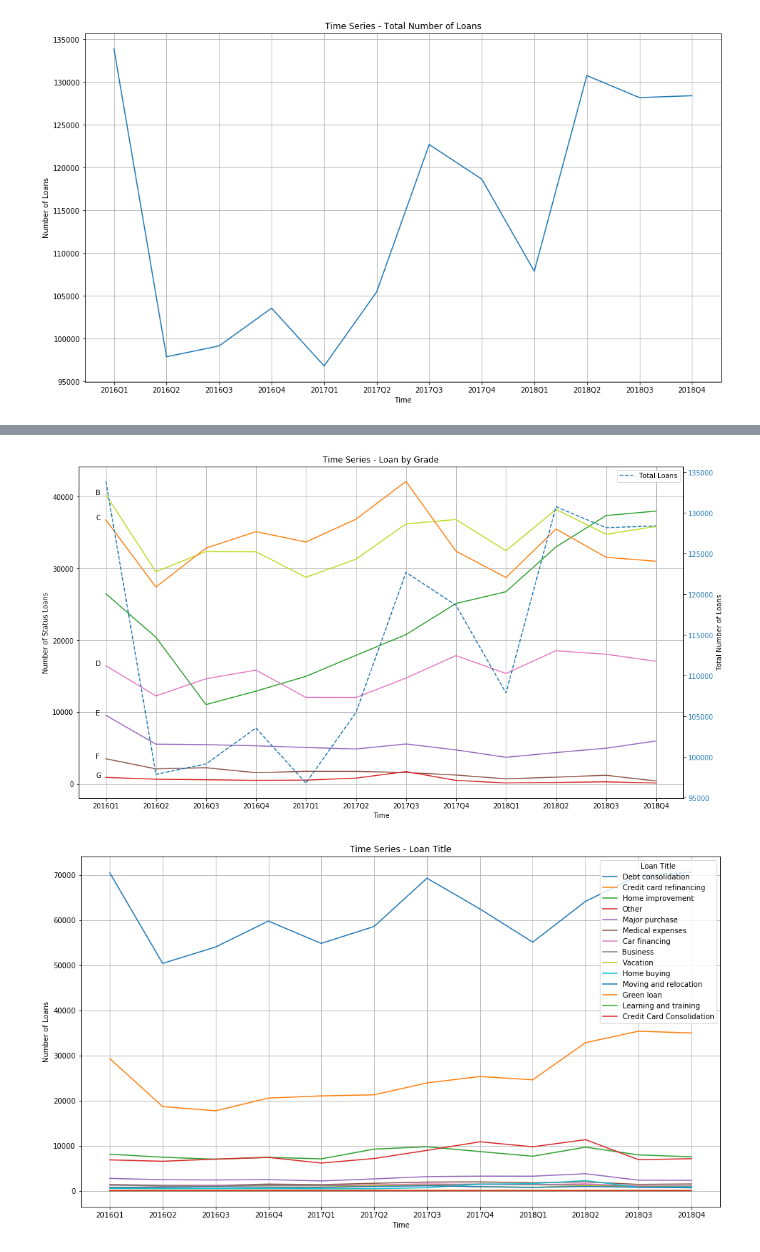
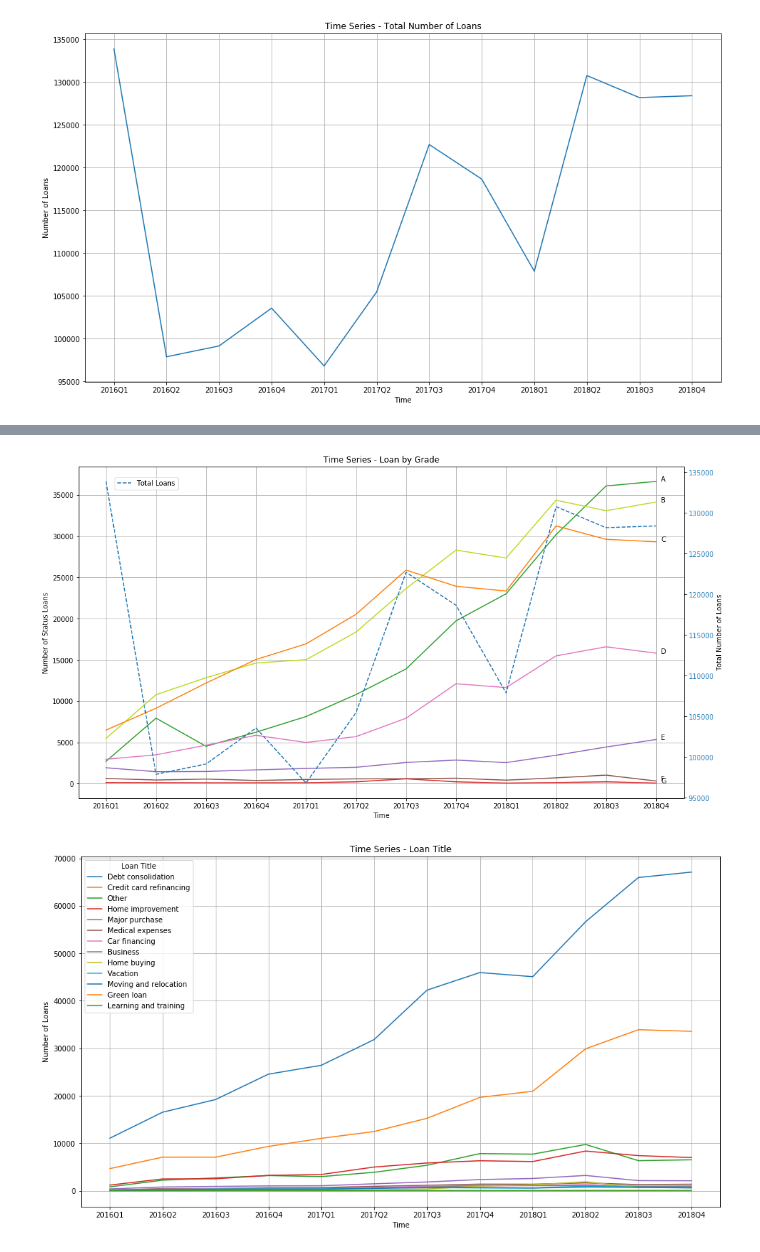
Before and after one commit to juszhan/LendingClub-Profitability, a Jupyter notebook: lendingclub_time_series_analysis.ipynb, the cells around one changed output, grey strips where cells are left out. Drawn from its saved outputs; the diff is of its cells as text; code cells hidden in the pictures.

Commit message:
Added stacked area plots to existing time series charts

```diff
--- a/lendingclub_time_series_analysis.ipynb
+++ b/lendingclub_time_series_analysis.ipynb
@@ -247,6 +324,5 @@ plt.show()
 loan_by_grade = {grade:[] for grade in list("ABCDEFG")}
 
 for df in dataset:
-    for k,v in df["grade"].value_counts().iteritems():
+    for k,v in df[df["loan_status"] == "Current"]["grade"].value_counts().iteritems():
         loan_by_grade[k].append(v)
-loan_by_grade
@@ -297,7 +355,7 @@ x = list(range(len(dataset)))
 colors = ["#2ca02c", "#bcdb22", "#ff7f0e", "#e377c2", "#9467bd", "#8c564b", "#d62728"]
 for y, color, label in zip(grade_count[sorted_grade], colors, list("ABCDEFG")):
     plt.plot(x, y, label=label, color=color)
-    plt.annotate(label, xy=(x[0] - 0.2, y[0]), fontname="Courier New", fontsize=14)
+    plt.annotate(label, xy=(x[-1] + 0.1, y[-1]), fontname="Courier New", fontsize=14)
 plt.xticks(ticks=list(range(len(names))), labels=names)
 
 plt.grid(True)
@@ -311,0 +370,17 @@ plt.show()
+# %%
+plt.figure(figsize=(16,9))
+
+colors = ["#2ca02c", "#bcdb22", "#ff7f0e", "#e377c2", "#9467bd", "#8c564b", "#d62728"]
+
+x = list(range(len(dataset)))
+plt.stackplot(x, *grade_count[sorted_grade], baseline="zero", labels=list("ABCDEFG"), colors=colors)
+plt.xticks(ticks=list(range(len(names))), labels=names)
+plt.xlim(left=0, right=len(dataset) - 1)
+plt.ylim(bottom=0)
+plt.grid(True)
+plt.xlabel("Time")
+plt.ylabel("Number of Loans")
+plt.legend(title="Loan Grade", loc=2)
+plt.title("Time Series - Loan Grade Stacked Area Plot")
+plt.savefig("assets/Time Series - Loan Grade Stacked Area Plot.png", bbox_inches='tight')
+plt.show()
@@ -318,10 +395,10 @@ lns = None
 
 for y, color, label in zip(grade_count[sorted_grade], colors, list("ABCDEFG")):
     if lns is None:
-        lns = ax.plot(x, y, label=k, color=color)
-        continue
-    lns += ax.plot(x, y, label=k, color=color)
-    ax.annotate(label, xy=(x[0] - 0.2, y[0]))
+        lns = ax.plot(x, y, label=label, color=color)
+    else:
+        lns += ax.plot(x, y, label=label, color=color)
+    ax.annotate(label, xy=(x[-1] + 0.1, y[-1]))
 
 ax_right = ax.twinx()
 lns += ax_right.plot(x, [len(df) for df in dataset], label="Total Loans", color="#1f77b4", linestyle="--")
@@ -334,43 +411,43 @@ ax.set_ylabel("Number of Status Loans")
 
 ax_right.set_ylabel("Total Number of Loans")
 ax_right.tick_params(axis='y', labelcolor="#1f77b4")
-ax_right.legend()
+ax_right.legend(loc=(.06, .93))
 
 plt.title("Time Series - Loan by Grade")
 plt.savefig("assets/Time Series - Loan by Grade2.png", bbox_inches='tight')
 plt.show()
 # %% [output]
-[figure, old version]
+[figure, new version]
 # %%
 _titles = set()
 
 for df in dataset:
-    _titles = _titles.union(set(df["title"].value_counts().keys()))
+    _titles = _titles.union(set(df[df["loan_status"] == "Current"]["title"].value_counts().keys()))
 
 title = {x: [0] * len(dataset) for x in _titles}
 for idx, df in enumerate(dataset):
-    for k, v in df["title"].value_counts().iteritems():
+    for k, v in df[df["loan_status"] == "Current"]["title"].value_counts().iteritems():
         title[k][idx] += v
 
 from statistics import mean
 
 ordered_title = [(mean(v), k) for k, v in title.items()]
 ordered_title.sort(reverse=True)
 
 plt.figure(figsize=(16,9))
 
 
 x = list(range(len(dataset)))
 for _, k in ordered_title:
     y = title[k]
     plt.plot(x, y, label=k)
 plt.xticks(ticks=list(range(len(names))), labels=names)
 plt.grid(True)
 plt.xlabel("Time")
 plt.ylabel("Number of Loans")
 plt.legend(title="Loan Title")
 plt.title("Time Series - Loan Title")
 plt.savefig("assets/Time Series - Loan Title.png", bbox_inches='tight')
 plt.show()
 # %% [output]
-[figure, old version]
+[figure, new version]
```
Also changed, not shown: parts of 13 cells of this notebook, 13 other files.
